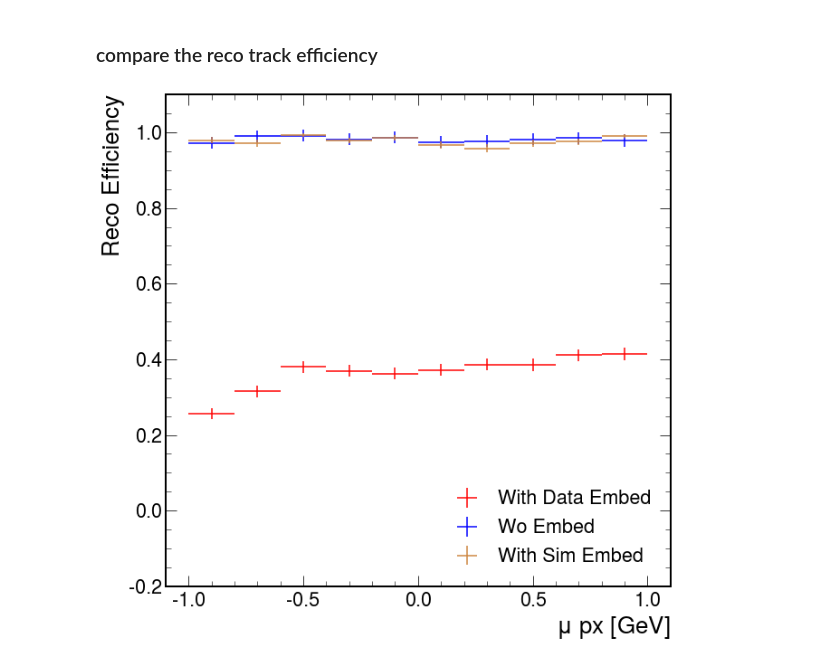
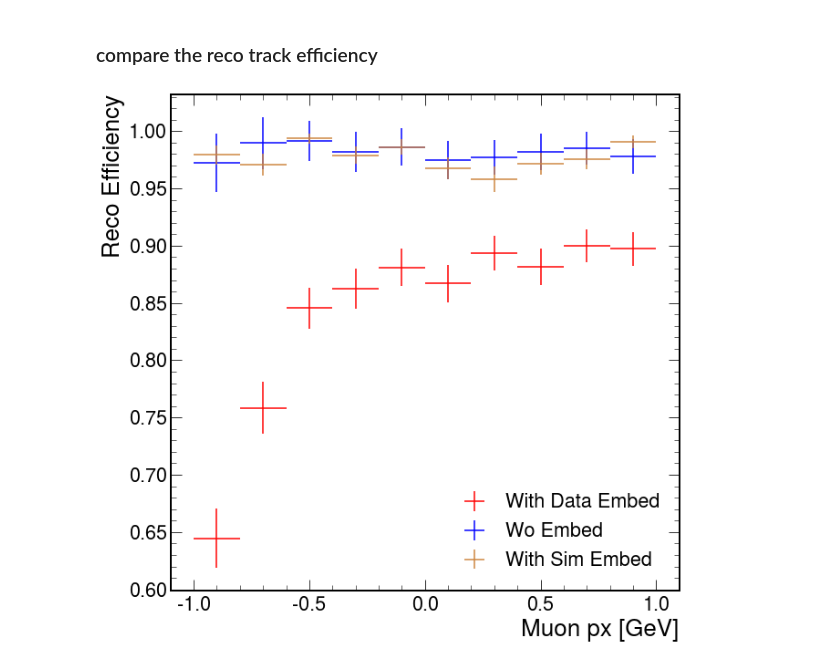
Before and after one commit to DarkQuest-FNAL/DarkQuest, a Jupyter notebook: e1039-analysis/python/TrackingPerformance.ipynb, the cells around one changed output. Drawn from its saved outputs; the diff is of its cells as text; code cells hidden in the pictures.

```diff
--- a/e1039-analysis/python/TrackingPerformance.ipynb
+++ b/e1039-analysis/python/TrackingPerformance.ipynb
@@ -72,6 +103,7 @@ def getData(fname="", procName="Events"):
                                             "z": dq_dict_ak1["hit_truthz"],
                         })
                        }, depth_limit=1)
+    dq_events = GetNHits(dq_events)
     return dq_events
 # %% [markdown]
 ## Load data into awkward array.
@@ -307,7 +532,7 @@ def calculateEff(events, pname='pz'):
 
     return ratios, uncs, bin_edges
 # %%
-for pname in ['px', 'py', 'pz']:
+for pname in ['d0','d0x', 'px', 'py', 'pz']:
     eff_wembed, unc_wembed, bin_edges = calculateEff(events_wembed, pname)
     eff_woembed, unc_woembed, bin_edges = calculateEff(events_woembed, pname)
     eff_wembed_oldtrk, unc_wembed_oldtrk, bin_edges = calculateEff(events_wembed_oldtrk, pname)
@@ -323,8 +548,12 @@ for pname in ['px', 'py', 'pz']:
     plt.errorbar(x_centers, eff_wembed_oldtrk, unc_wembed_oldtrk, x_errs, label='With Embed (Old Trk)', color='orange', ls='none')
     plt.errorbar(x_centers, eff_woembed_oldtrk, unc_woembed_oldtrk, x_errs, label='Wo Embed (Old Trk)', color='green', ls='none')
     #plt.xlim(0,100)
-    plt.ylim(-0.2,1.1)
-    plt.xlabel(f'$\mu$ {pname} [GeV]')
+    plt.ylim(0.0,1.1)
+    if pname in ['d0', 'd0x']:
+        plt.xlabel(f'N {pname} hits')
+        plt.xscale('log')
+    else:
+        plt.xlabel(f'Muon {pname} [GeV]')
     #plt.ylabel('<$E_{Cluster}$>/<$E_{Gen}$>')
     plt.ylabel('Reco Efficiency')
     plt.legend(loc='lower right')
@@ -435,0 +669,2 @@ events_wembed_sim = getData(filename)
+# %%
+events_wembed_sim = SelectEvents(events_wembed_sim)
@@ -568,22 +817,3 @@ plt.close()
 [figure]
 # %% [markdown]
 ### compare the reco track efficiency
-# %%
-def calculateSimEff(events, pname='pz'):
-    assert pname in ['px','py', 'pz'], "pname must be among ['px', 'py', 'pz']"
-    gentracks = events['truthtrack'][abs(events['truthtrack'].vz-520)<1.0]
-    p_matched = ak.to_numpy(ak.flatten(gentracks[gentracks.rec_id!=-1][pname]))
-    p_total = ak.to_numpy(ak.flatten(gentracks[pname]))
-
-    ranges = {'pz': (0,100),
-              'px': (-1.0, 1.0),
-              'py': (-1.0, 1.0)}
-
-    nreco, bin_edges = np.histogram(p_matched, bins=10, range=ranges[pname])
-    ngen, bin_edges  = np.histogram(p_total, bins=10, range=ranges[pname])
-
-    ratios = nreco/ngen
-    # binomal uncertainties
-    uncs = np.sqrt(ratios*(1-ratios)/ngen)
-
-    return ratios, uncs, bin_edges
@@ -590,23 +855,24 @@ def calculateSimEff(events, pname='pz'):
 # %%
-for pname in ['px', 'py', 'pz']:
+for pname in ['px', 'py', 'pz', 'd0', 'd0x']:
     eff_wembed, unc_wembed, bin_edges = calculateEff(events_wembed, pname)
     eff_woembed, unc_woembed, bin_edges = calculateEff(events_woembed, pname)
     eff_wembed_sim, unc_wembed_sim, bin_edges = calculateSimEff(events_wembed_sim, pname)
 
     x_centers = (bin_edges[:-1] + bin_edges[1:])/2.0
     x_errs = (bin_edges[1:] - bin_edges[:-1])/2.0
 
 
     plt.figure()
     plt.errorbar(x_centers, eff_wembed, unc_wembed, x_errs, label='With Data Embed', color='red', ls='none')
     plt.errorbar(x_centers, eff_woembed, unc_wembed, x_errs, label='Wo Embed', color='blue', ls='none')
     plt.errorbar(x_centers, eff_wembed_sim, unc_wembed_sim, x_errs, label='With Sim Embed', color='peru', ls='none')
-    #plt.xlim(0,100)
-    plt.ylim(-0.2,1.1)
-    plt.xlabel(f'$\mu$ {pname} [GeV]')
-    #plt.ylabel('<$E_{Cluster}$>/<$E_{Gen}$>')
     plt.ylabel('Reco Efficiency')
     plt.legend(loc='lower right')
+    if pname in ['d0', 'd0x']:
+        plt.xlabel(f'N {pname} hits')
+        plt.xscale('log')
+    else:
+        plt.xlabel(f'Muon {pname} [GeV]')
     plt.savefig(f"plots/REco_Efficiency_{pname}.png")
 # %% [output]
-[figure, old version]
+[figure, new version]
```
Also changed, not shown: parts of 25 cells of this notebook, 5 other files.
